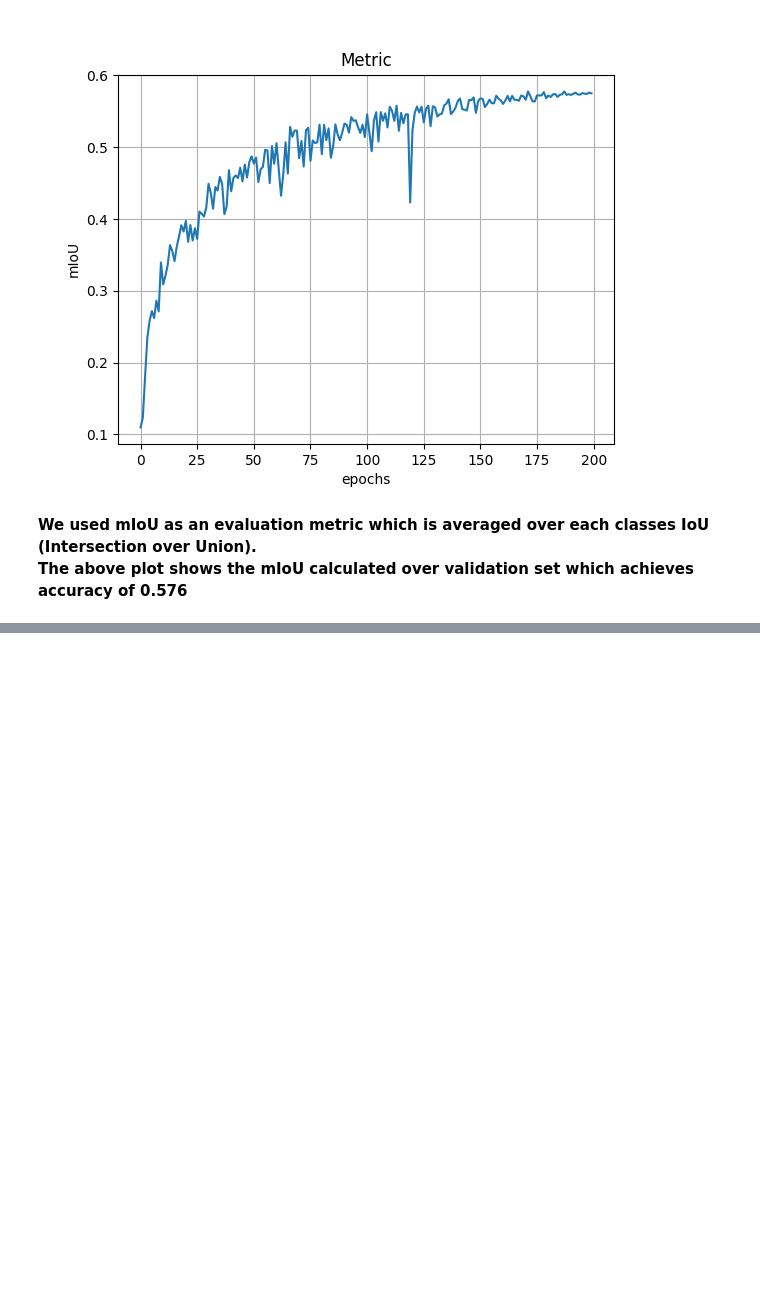
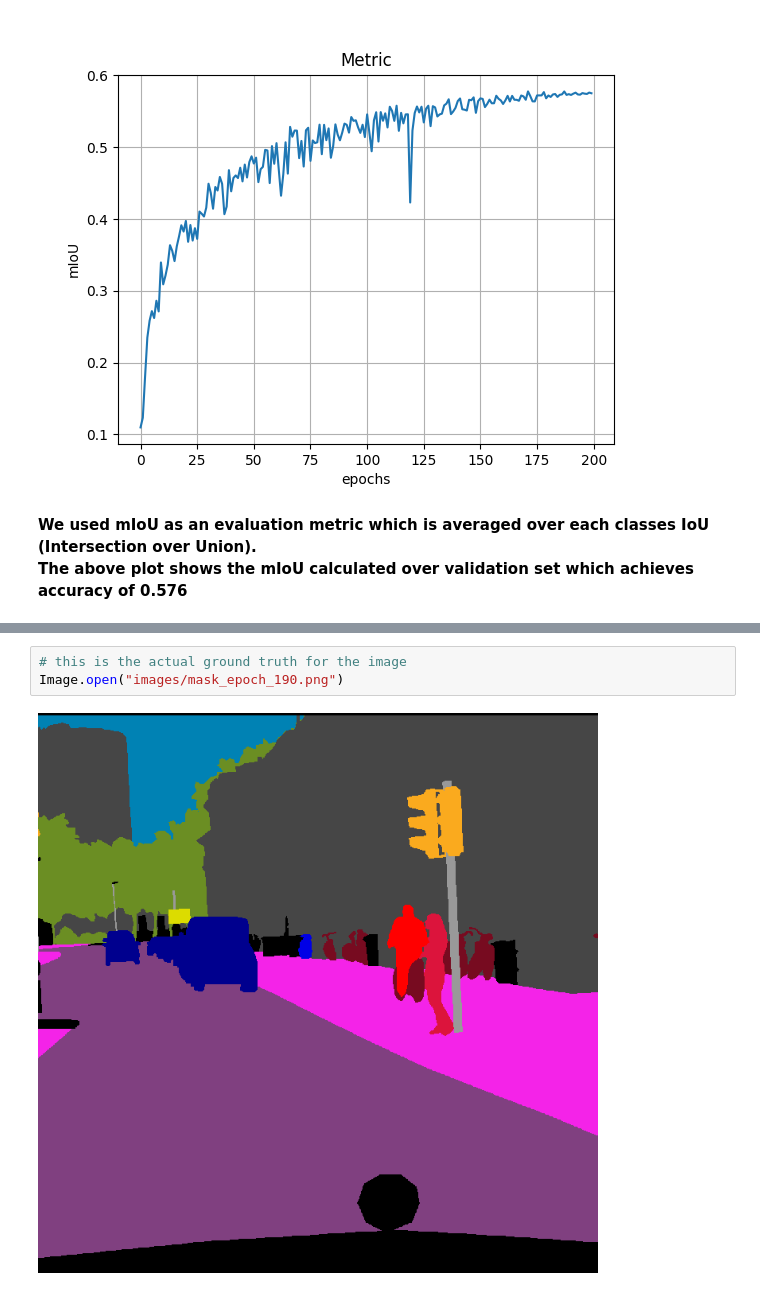
Before and after one commit to SharadGitHub/Machine-Learning-Engineer-Udacity-, a Jupyter notebook: capstone-project/summary.ipynb, the cells around one changed output, grey strips where cells are left out. Cells and saved outputs as stored; diff of their text form; blank space fills up the shorter version.

```diff
--- a/capstone-project/summary.ipynb
+++ b/capstone-project/summary.ipynb
@@ -183,0 +191,5 @@ The above plot shows the mIoU calculated over validation set which achieves accu
+# %%
+# this is the actual ground truth for the image
+Image.open("images/mask_epoch_190.png")
+# %% [output]
+[figure, added]
```
Also changed, not shown: parts of 3 cells of this notebook.
